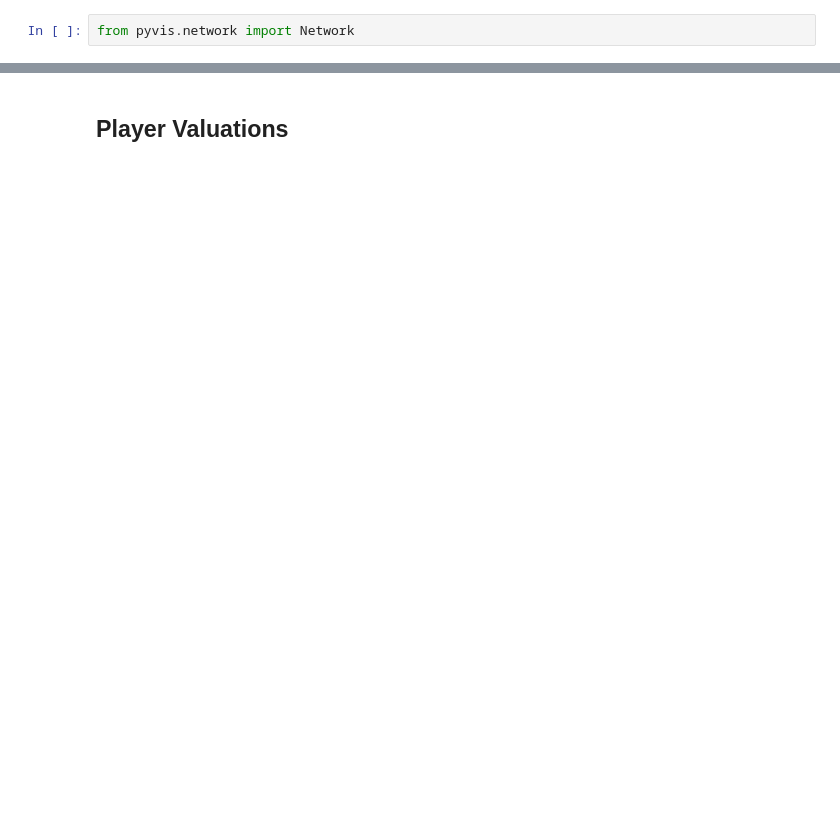
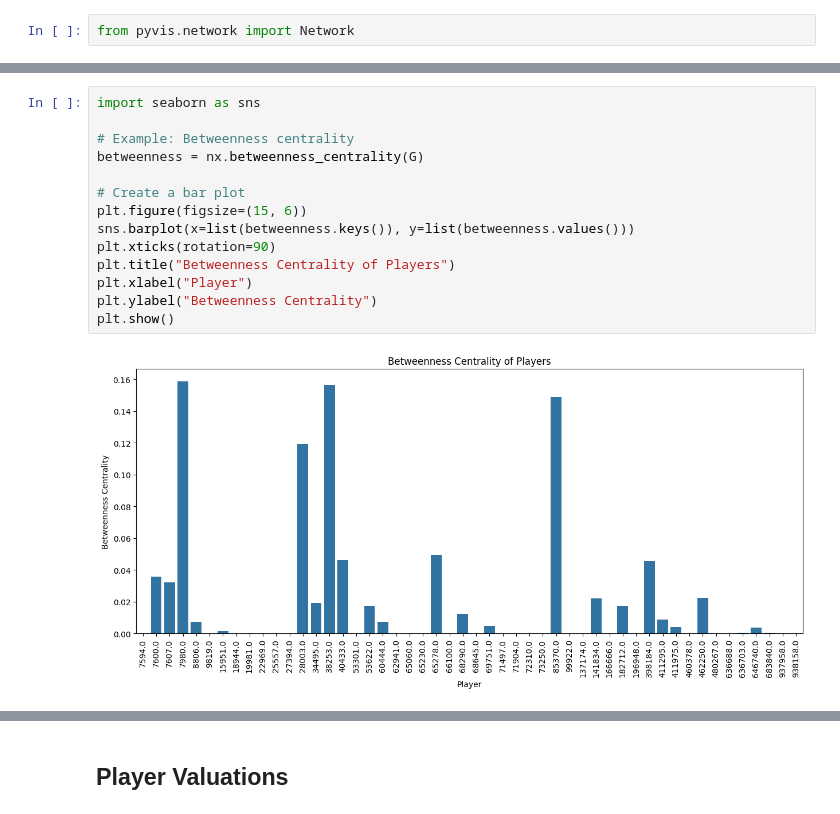
Before and after one commit to Football-Analytics-UCU/Barcelona, a Jupyter notebook: transfrmarket_processing.ipynb, the cells around one changed output, grey strips where cells are left out. Cells and saved outputs as stored; diff of their text form; blank space fills up the shorter version.

```diff
--- a/transfrmarket_processing.ipynb
+++ b/transfrmarket_processing.ipynb
@@ -999,0 +1214,16 @@ from pyvis.network import Network
+# %%
+import seaborn as sns
+
+# Example: Betweenness centrality
+betweenness = nx.betweenness_centrality(G)
+
+# Create a bar plot
+plt.figure(figsize=(15, 6))
+sns.barplot(x=list(betweenness.keys()), y=list(betweenness.values()))
+plt.xticks(rotation=90)
+plt.title("Betweenness Centrality of Players")
+plt.xlabel("Player")
+plt.ylabel("Betweenness Centrality")
+plt.show()
+# %% [output]
+[figure, added]
```
Also changed, not shown: parts of 30 cells of this notebook.
